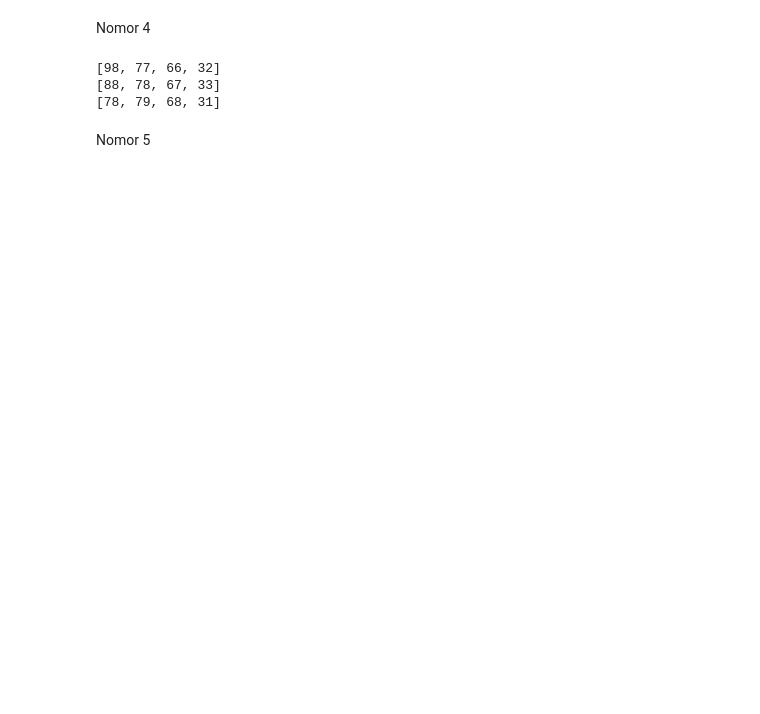
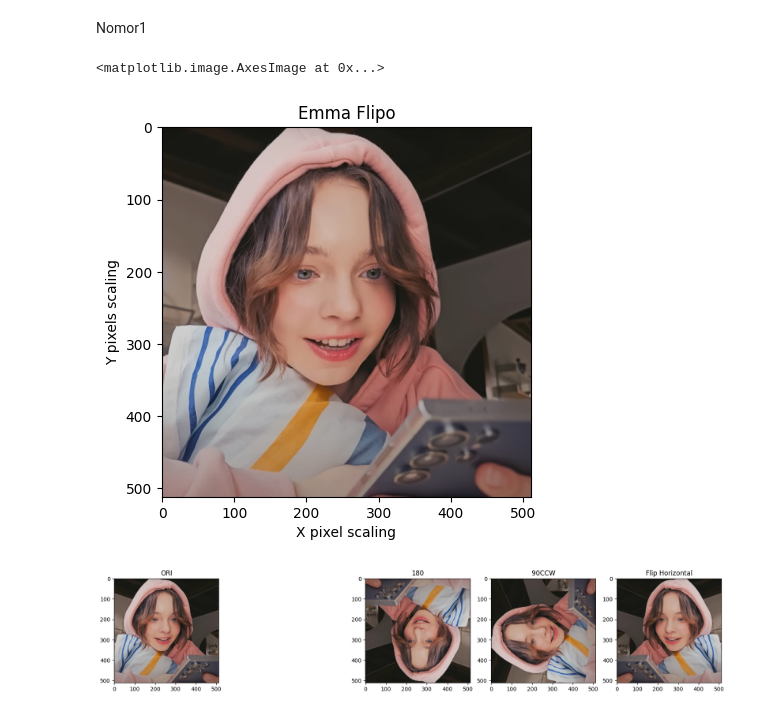
Before and after one commit to umarhaudhi/coding-imv-2024_umarhaudhi_1102223286, a Jupyter notebook: jawaban.ipynb, the cells around one changed output. Cells and saved outputs as stored; diff of their text form; code cells hidden in the pictures; blank space fills up the shorter version.

```diff
--- a/jawaban.ipynb
+++ b/jawaban.ipynb
@@ -64,26 +1,39 @@ for i in range(1,lebar_belah_ketupat):
-# %% [markdown]
-Nomor 4
-# %%
-matriks = [[98, 88, 78],
-           [77, 78, 79],
-           [66, 67, 68],
-           [32, 33, 31]]
-
-result = [[0,0,0,0],
-         [0,0,0,0],
-         [0,0,0,0]]
-
-# iterate through rows
-for i in range(len(matriks)):
-   # iterate through columns
-   for j in range(len(matriks[0])):
-       result[j][i] = matriks[i][j]
-
-for r in result:
-   print(r)
-# %% [output]
-[98, 77, 66, 32]
-[88, 78, 67, 33]
-[78, 79, 68, 31]
-# %% [markdown]
-Nomor 5
+# %% [markdown]
+Nomor1
+# %%
+import cv2
+
+from matplotlib import pyplot as plt
+from matplotlib import image as mpimg
+
+
+plt.title("Emma Flipo")
+plt.xlabel("X pixel scaling")
+plt.ylabel("Y pixels scaling")
+
+image = plt.imread("emma.jpg")
+plt.imshow(image)
+img_90=cv2.rotate(image,cv2.ROTATE_90_CLOCKWISE)
+img_180=cv2.rotate(image,cv2.ROTATE_180)
+img_270=cv2.rotate(image,cv2.ROTATE_90_COUNTERCLOCKWISE)
+img_flip=cv2.flip(image, 10)
+
+fig = plt.figure(figsize=(20,20))
+
+ax1 = fig.add_subplot(1,5,1)
+ax1.set_title("ORI")
+ax1.imshow(image)
+
+ax3 = fig.add_subplot(1,5,3)
+ax3.set_title("180")
+ax3.imshow(img_180)
+ax4 = fig.add_subplot(1,5,4)
+ax4.set_title("90CCW")
+ax4.imshow(img_270)
+ax2 = fig.add_subplot(1,5,5)
+ax2.set_title("Flip Horizontal")
+ax2.imshow(img_flip)
+# %% [output]
+<matplotlib.image.AxesImage at 0x...>
+[figure, added]
+[figure, added]
```
Also changed, not shown: parts of 8 cells of this notebook.
